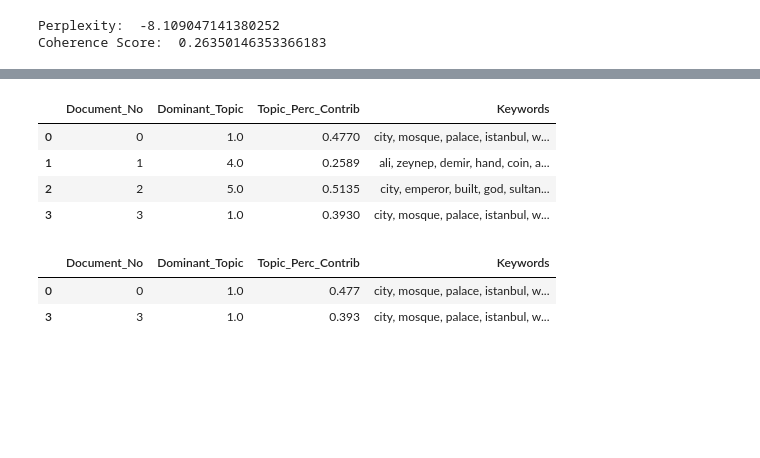
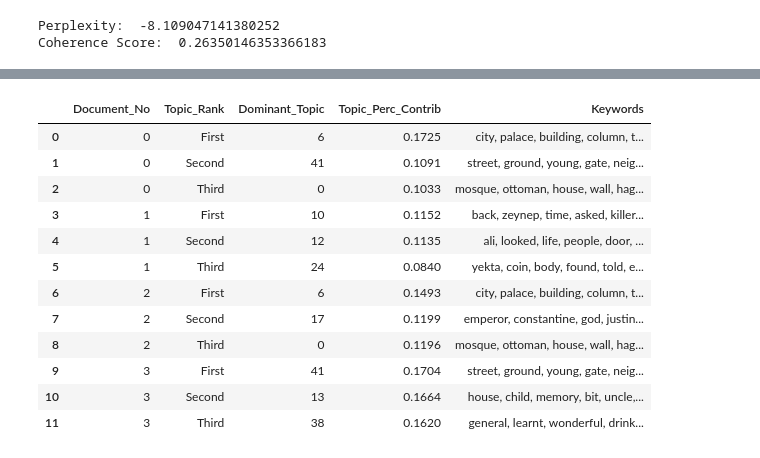
Before and after one commit to raffg/memento_for_istanbul, a Jupyter notebook: sentiment_analysis.ipynb, the cells around one changed output, grey strips where cells are left out. Drawn from its saved outputs; the diff is of its cells as text; code cells hidden in the pictures; blank space fills up the shorter version.

```diff
--- a/sentiment_analysis.ipynb
+++ b/sentiment_analysis.ipynb
@@ -91,3 +123,10 @@ df.describe()
+# %%
+chapter_breaks = []
+sentence_count = 0
+for sentence in tokenize.sent_tokenize((' ').join([entry[2] for entry in novel])):
+    if '\n\n\n\n' in sentence:
+        chapter_breaks.append(sentence_count)
+    sentence_count += 1
 # %%
 plt.figure(figsize=(10, 7))
 sns.boxplot(x='compound', y='period', data=df, notch=True)
@@ -149,0 +282,7 @@ plt.show()
+# %%
+book_indices = {}
+idx = 0
+for section in novel:
+    start = idx
+    idx += section[3]
+    book_indices[section[0]] = (start, idx, section[1])
@@ -495,7 +715,7 @@ def compute_coherence_values(dictionary, corpus, texts, limit, start=2, step=3):
     return model_list, coherence_values
 # %%
 # Can take a long time to run.
-limit=35; start=2; step=1;
+limit=75; start=2; step=2;
 model_list, coherence_values = compute_coherence_values(dictionary=id2word,
                                                         corpus=corpus,
                                                         texts=data_lemmatized,
@@ -567,7 +776,7 @@ Num Topics = 34  has Coherence Value of 0.382505
 # %%
 # Select the model and print the topics
 index, value = max(enumerate(coherence_values), key=operator.itemgetter(1))
-index = 4
+index = 24
 optimal_model = model_list[index]
 model_topics = optimal_model.show_topics(num_topics=1000, formatted=False)
 pprint(optimal_model.print_topics(num_words=10))
@@ -615,45 +840,57 @@ Topic 5: ['city', 'emperor', 'built', 'god', 'sultan', 'constantine', 'ottoman',
 # %%
 def format_topics_sentences(ldamodel=lda_model, corpus=corpus, texts=data):
     # Init output
     sent_topics_df = pd.DataFrame()
 
     # Get main topic in each document
     for i, row in enumerate(ldamodel[corpus]):
         row = sorted(row, key=lambda x: (x[1]), reverse=True)
         # Get the Dominant topic, Perc Contribution and Keywords for each document
         for j, (topic_num, prop_topic) in enumerate(row):
             if j == 0:  # => dominant topic
                 wp = ldamodel.show_topic(topic_num)
                 topic_keywords = ", ".join([word for word, prop in wp])
-                sent_topics_df = sent_topics_df.append(pd.Series([int(topic_num), round(prop_topic,4), topic_keywords]), ignore_index=True)
+                sent_topics_df = sent_topics_df.append(pd.Series([i, 'First', topic_num, round(prop_topic,4), topic_keywords]), ignore_index=True)
+            elif j == 1:  # => second-highest topic
+                wp = ldamodel.show_topic(topic_num)
+                topic_keywords = ", ".join([word for word, prop in wp])
+                sent_topics_df = sent_topics_df.append(pd.Series([i, 'Second', topic_num, round(prop_topic,4), topic_keywords]), ignore_index=True)
+            elif j == 2:  # => third-highest topic
+                wp = ldamodel.show_topic(topic_num)
+                topic_keywords = ", ".join([word for word, prop in wp])
+                sent_topics_df = sent_topics_df.append(pd.Series([i, 'Third', topic_num, round(prop_topic,4), topic_keywords]), ignore_index=True)
             else:
                 break
-    sent_topics_df.columns = ['Dominant_Topic', 'Perc_Contribution', 'Topic_Keywords']
 
     # Add original text to the end of the output
     contents = pd.Series(texts)
     sent_topics_df = pd.concat([sent_topics_df, contents], axis=1)
+    sent_topics_df.columns = ['Document_No', 'Topic_Rank', 'Dominant_Topic', 'Perc_Contribution', 'Topic_Keywords', 'Text']
     return(sent_topics_df)
 
 
 df_topic_sents_keywords = format_topics_sentences(ldamodel=optimal_model, corpus=corpus, texts=data)
 
 # Format
-df_dominant_topic = df_topic_sents_keywords.reset_index()
-df_dominant_topic.columns = ['Document_No', 'Dominant_Topic', 'Topic_Perc_Contrib', 'Keywords', 'Text']
+df_dominant_topic = df_topic_sents_keywords.copy()
+df_dominant_topic['Document_No'] = df_dominant_topic['Document_No'].astype(int)
+df_dominant_topic['Dominant_Topic'] = df_dominant_topic['Dominant_Topic'].astype(int)
+df_dominant_topic.columns = ['Document_No', 'Topic_Rank', 'Dominant_Topic', 'Topic_Perc_Contrib', 'Keywords', 'Text']
 
 # Show
-df_dominant_topic[['Document_No', 'Dominant_Topic', 'Topic_Perc_Contrib', 'Keywords']]
+df_dominant_topic[['Document_No', 'Topic_Rank',  'Dominant_Topic', 'Topic_Perc_Contrib', 'Keywords']]
 # %% [output]
-|  | Document_No | Dominant_Topic | Topic_Perc_Contrib | Keywords |
-| 0 | 0 | 1.0 | 0.4770 | city, mosque, palace, istanbul, w... |
-| 1 | 1 | 4.0 | 0.2589 | ali, zeynep, demir, hand, coin, a... |
-| 2 | 2 | 5.0 | 0.5135 | city, emperor, built, god, sultan... |
-| 3 | 3 | 1.0 | 0.3930 | city, mosque, palace, istanbul, w... |
+|  | Document_No | Topic_Rank | Dominant_Topic | Topic_Perc_Contrib | Keywords |
+| 0 | 0 | First | 6 | 0.1725 | city, palace, building, column, t... |
+| 1 | 0 | Second | 41 | 0.1091 | street, ground, young, gate, neig... |
+| 2 | 0 | Third | 0 | 0.1033 | mosque, ottoman, house, wall, hag... |
+| 3 | 1 | First | 10 | 0.1152 | back, zeynep, time, asked, killer... |
+| 4 | 1 | Second | 12 | 0.1135 | ali, looked, life, people, door, ... |
+| 5 | 1 | Third | 24 | 0.0840 | yekta, coin, body, found, told, e... |
+| 6 | 2 | First | 6 | 0.1493 | city, palace, building, column, t... |
+| 7 | 2 | Second | 17 | 0.1199 | emperor, constantine, god, justin... |
+| 8 | 2 | Third | 0 | 0.1196 | mosque, ottoman, house, wall, hag... |
+| 9 | 3 | First | 41 | 0.1704 | street, ground, young, gate, neig... |
+| 10 | 3 | Second | 13 | 0.1664 | house, child, memory, bit, uncle,... |
+| 11 | 3 | Third | 38 | 0.1620 | general, learnt, wonderful, drink... |
-# %%
-df_dominant_topic[df_dominant_topic['Dominant_Topic'].isin([0, 1])][['Document_No', 'Dominant_Topic', 'Topic_Perc_Contrib', 'Keywords']]
-# %% [output]
-|  | Document_No | Dominant_Topic | Topic_Perc_Contrib | Keywords |
-| 0 | 0 | 1.0 | 0.477 | city, mosque, palace, istanbul, w... |
-| 3 | 3 | 1.0 | 0.393 | city, mosque, palace, istanbul, w... |
 # %%
```
Also changed, not shown: parts of 40 cells of this notebook.
